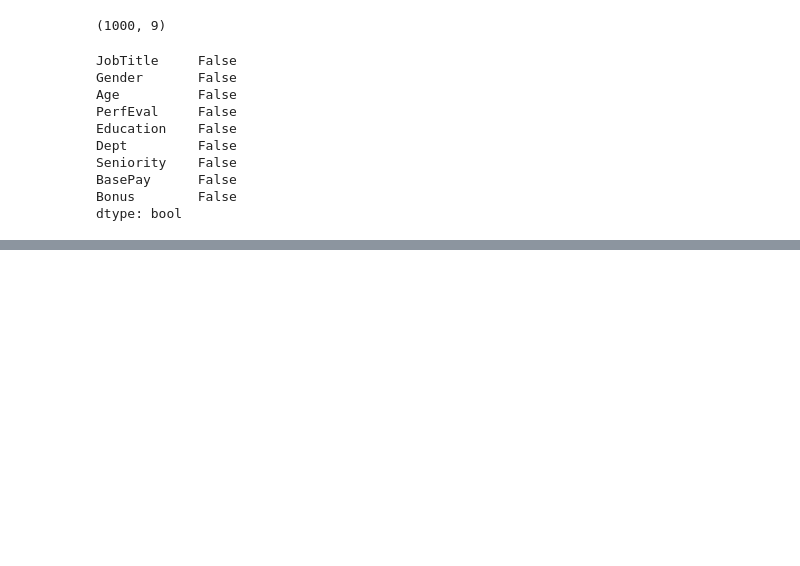
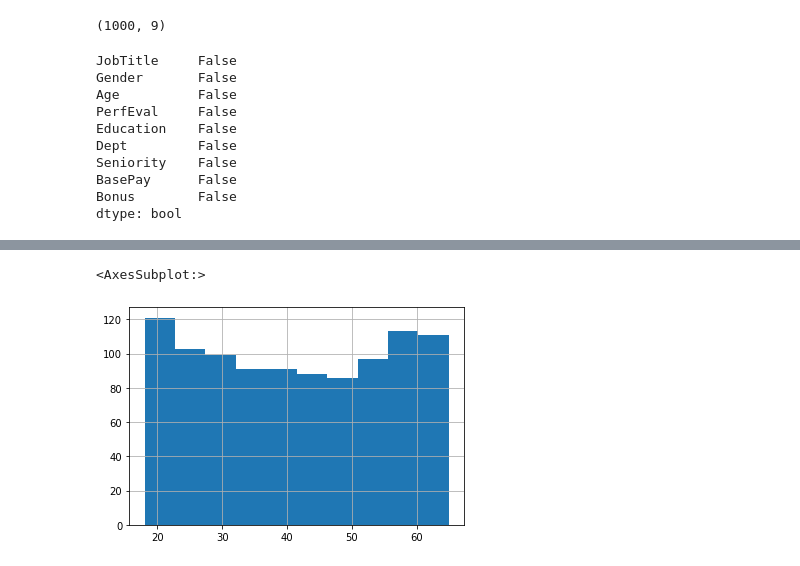
Before and after one commit to rajeski/Pay_Gap, a Jupyter notebook: Notebook.ipynb, the cells around one changed output, grey strips where cells are left out. Drawn from its saved outputs; the diff is of its cells as text; code cells hidden in the pictures; blank space fills up the shorter version.

```diff
--- a/Notebook.ipynb
+++ b/Notebook.ipynb
@@ -73,0 +122,5 @@ dtype: bool
+# %%
+df.Age.hist()
+# %% [output]
+<AxesSubplot:>
+[figure, added]
```
Also changed, not shown: parts of 6 cells of this notebook.
